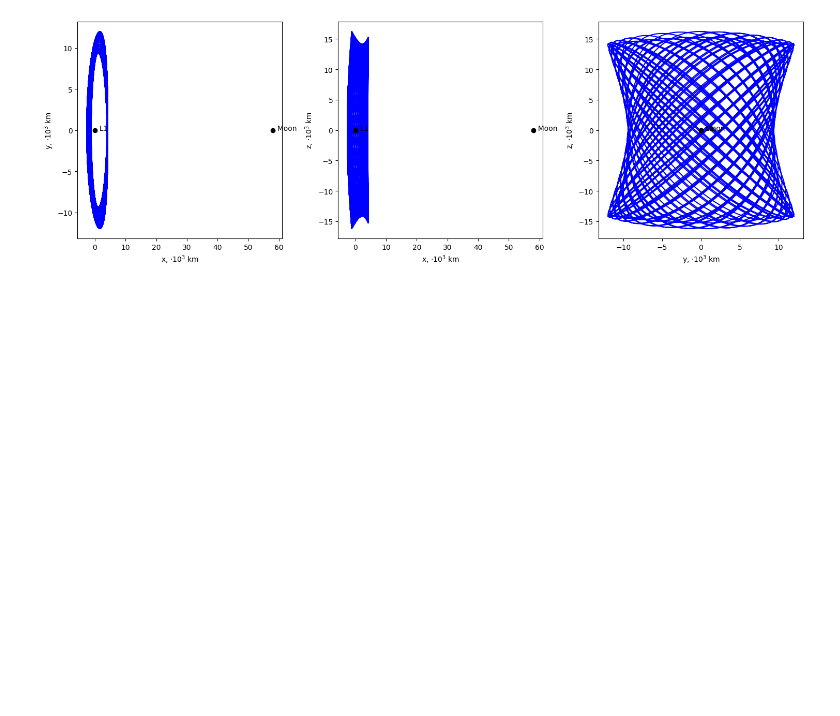
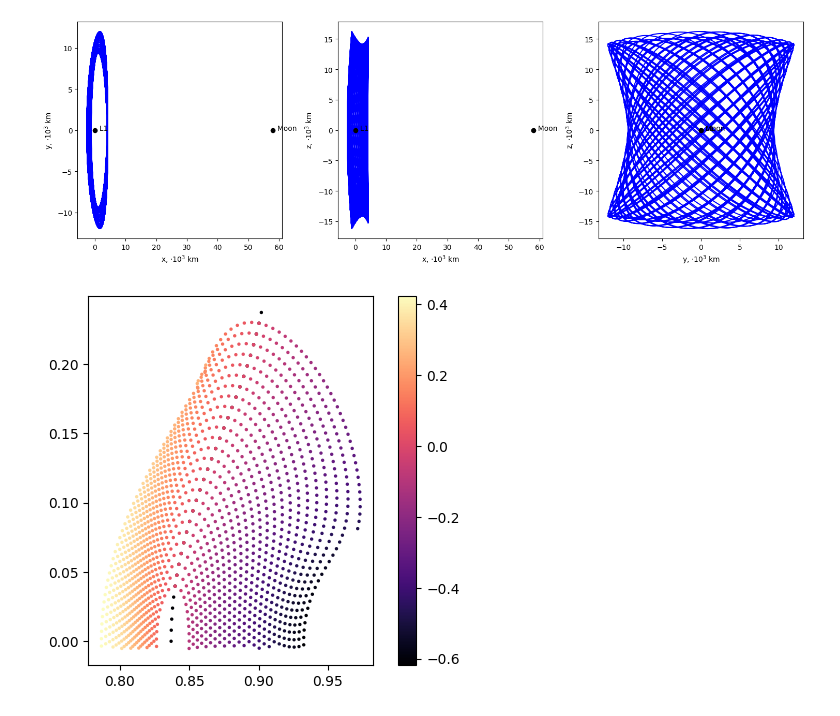
Before and after one commit to tka4nik/crtbp_diploma, a Jupyter notebook: test.ipynb, the cells around one changed output. Saved outputs shown, nothing was run; the diff lists cells and outputs as text; code cells hidden in the pictures; blank space fills up the shorter version.

```diff
--- a/test.ipynb
+++ b/test.ipynb
@@ -64,0 +75,24 @@ array([<Axes: xlabel='x, ${\\cdot}10^3$ km', ylabel='y, ${\\cdot}10^3$ km'>,
+# %%
+
+data_zvl = np.load('data/contour_points/zvl/zvl_2.npy')
+data_zvl = np.c_[data_zvl, np.zeros(len(data_zvl))]
+
+with open(r"data/contour_points/contour_points_data_5_points.pickle", "rb") as input_file:
+    data = pickle.load(input_file)
+data_points = []
+for line in data:
+    for point in line:
+        data_points.append(point)
+
+data_points = np.array(data_points)
+
+# print(data_points)
+plt.scatter(data_zvl[:32,0], data_zvl[:32,1], c=data_zvl[:32,2], cmap='magma', s=2)
+plt.scatter(data_points[:,0], data_points[:,1], c=data_points[:,2], cmap='magma', s=2)
+
+ax = plt.gca()
+ax.set_aspect('equal', adjustable='box')
+plt.colorbar()
+plt.show()
+# %% [output]
+[figure, added]
```
Also changed, not shown: parts of 4 cells of this notebook, 5 other files.
